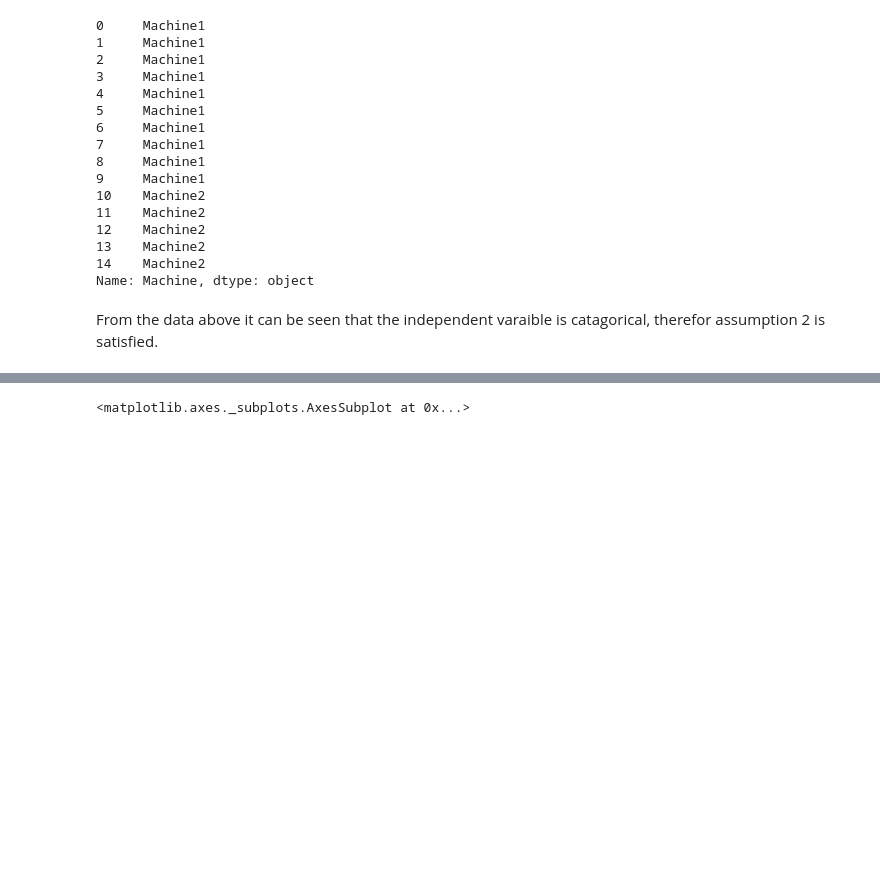
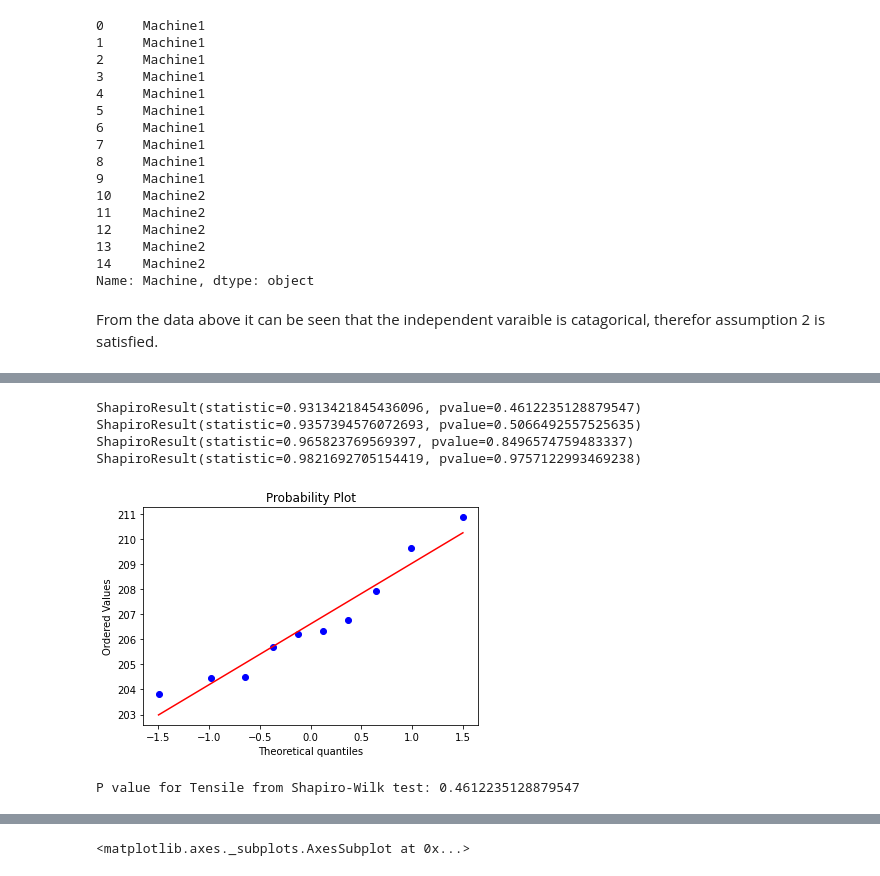
Before and after one commit to KeithQuinn/Machine-Learning-and-Statistics-Winter-21-22, a Jupyter notebook: scipy-stats.ipynb, the cells around one changed output, grey strips where cells are left out. Cells and saved outputs as stored; diff of their text form; code cells hidden in the pictures; blank space fills up the shorter version.

```diff
--- a/scipy-stats.ipynb
+++ b/scipy-stats.ipynb
@@ -341,0 +311,21 @@ There is no test for assumption 3, this is a study design issue.
+# %%
+print(stats.shapiro(tensile_machine1))
+print(stats.shapiro(tensile_machine2))
+print(stats.shapiro(tensile_machine3))
+print(stats.shapiro(tensile_machine4))
+# %% [output]
+ShapiroResult(statistic=0.9313421845436096, pvalue=0.4612235128879547)
+ShapiroResult(statistic=0.9357394576072693, pvalue=0.5066492557525635)
+ShapiroResult(statistic=0.965823769569397, pvalue=0.8496574759483337)
+ShapiroResult(statistic=0.9821692705154419, pvalue=0.9757122993469238)
+# %%
+fig = plt.figure()
+ax = fig.add_subplot(111)
+stats.probplot(tensile_machine1, sparams=(), dist='norm', fit=True, plot=ax, rvalue=False)
+plt.show()
+print('')
+print(f'P value for Tensile from Shapiro-Wilk test: {stats.shapiro(tensile_machine1).pvalue}')
+print('')
+# %% [output]
+[figure, added]
+P value for Tensile from Shapiro-Wilk test: 0.4612235128879547
```
Also changed, not shown: parts of 90 cells of this notebook, 3 other files.
